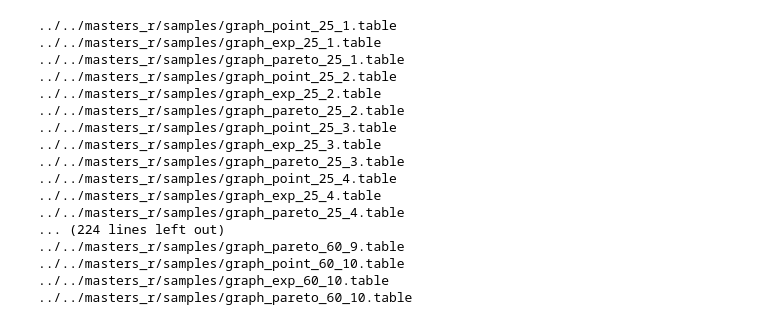
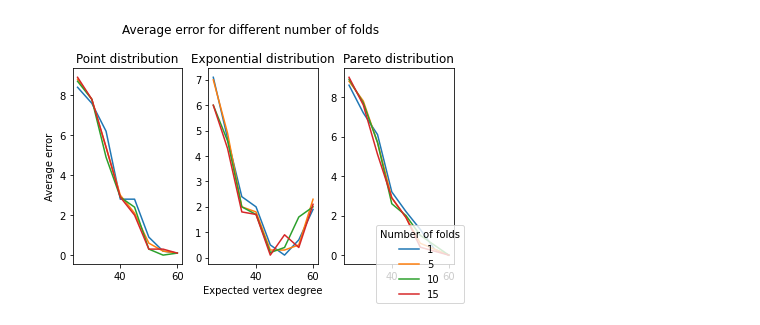
Before and after one commit to Pastuszka/masters-cv-eig, a Jupyter notebook: test_nfolds.ipynb, the cells around one changed output. Cells and saved outputs as stored; diff of their text form; code cells hidden in the pictures.

```diff
--- a/test_nfolds.ipynb
+++ b/test_nfolds.ipynb
@@ -12,43 +14,21 @@ import pickle
 k = 10
 n_tries = 10
 expected_degrees = np.arange(25, 61, 5)
-total_results = []
-for degree in expected_degrees:
-    results = np.zeros((3,4))
-    for i in range(n_tries):
+thetas = ['point', 'exp', 'pareto']
+results = np.empty((n_tries, len(expected_degrees), len(thetas), 4))
 
-        thetas = ['point', 'exp', 'pareto']
-
+for d, degree in enumerate(tqdm(expected_degrees)):
+    for i in tqdm(range(n_tries)):
         for j, theta in enumerate(thetas):
             file = f'../../masters_r/samples/graph_{theta}_{degree}_{i+1}.table'
-            print(file)
+            # print(file)
             adj_matrix = pd.read_table(file, sep=' ').to_numpy()
 
             adj_matrix = sparse.csr_array(adj_matrix)
-            results[j, 0] += np.abs(cveig.eig_cv(adj_matrix, 15, 0.1, folds=1) - k)
-            results[j, 1] += np.abs(cveig.eig_cv(adj_matrix, 15, 0.1, folds=5) - k)
-            results[j, 2] += np.abs(cveig.eig_cv(adj_matrix, 15, 0.1, folds=10) - k)
-            results[j, 3] += np.abs(cveig.eig_cv(adj_matrix, 15, 0.1, folds=15) - k)
 
-    results /= n_tries
-    total_results.append(results)
+            results[i, d, j, 0] = cveig.eig_cv(adj_matrix, 15, 0.1, folds=1)
+            results[i, d, j, 1] = cveig.eig_cv(adj_matrix, 15, 0.1, folds=5)
+            results[i, d, j, 2] = cveig.eig_cv(adj_matrix, 15, 0.1, folds=10)
+            results[i, d, j, 3] = cveig.eig_cv(adj_matrix, 15, 0.1, folds=15)
-# %% [output]
-../../masters_r/samples/graph_point_25_1.table
-../../masters_r/samples/graph_exp_25_1.table
-../../masters_r/samples/graph_pareto_25_1.table
-../../masters_r/samples/graph_point_25_2.table
-../../masters_r/samples/graph_exp_25_2.table
-../../masters_r/samples/graph_pareto_25_2.table
-../../masters_r/samples/graph_point_25_3.table
-../../masters_r/samples/graph_exp_25_3.table
-../../masters_r/samples/graph_pareto_25_3.table
-../../masters_r/samples/graph_point_25_4.table
-../../masters_r/samples/graph_exp_25_4.table
-../../masters_r/samples/graph_pareto_25_4.table
-... (224 lines left out)
-../../masters_r/samples/graph_pareto_60_9.table
-../../masters_r/samples/graph_point_60_10.table
-../../masters_r/samples/graph_exp_60_10.table
-../../masters_r/samples/graph_pareto_60_10.table
 # %%
 with open('results_folds.pickle', 'wb') as f:
@@ -68,0 +36,26 @@ pareto_15 = [i[0,3] for i in total_results]
+# %%
+avg_results = np.mean(results, axis=(0))
+# %%
+labels = ['1', '5', '10', '15']
+titles = [
+    'Point distribution',
+    'Exponential distribution',
+    'Pareto distribution',
+    ]
+# %%
+fig, ax = plt.subplots(1,3)
+
+for i, title in enumerate(titles):
+    ax[i].set_title(title)
+    for j, label in enumerate(labels):
+        ax[i].plot(expected_degrees, np.abs(avg_results[:, i, j] - 10), label=label)
+
+ax[0].set_ylabel('Average error')
+ax[1].set_xlabel('Expected vertex degree')
+handles, labels = ax[0].get_legend_handles_labels()
+fig.legend(handles, labels, loc='lower right', title='Number of folds')
+fig.suptitle('Average error for different number of folds')
+fig.tight_layout()
+fig.savefig('test_folds.png')
+# %% [output]
+[figure, added]
```
Also changed, not shown: parts of 9 cells of this notebook, 1 other file.
